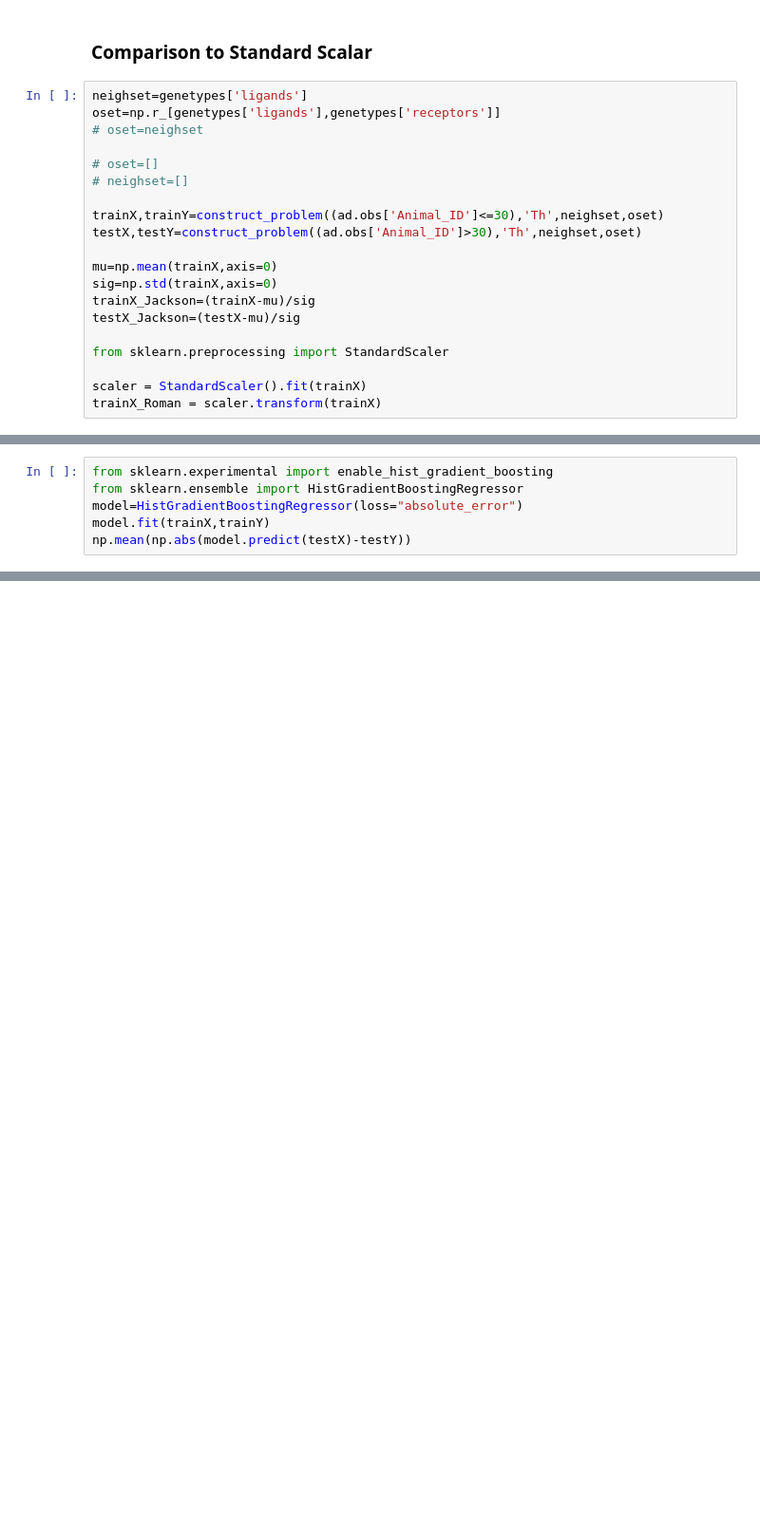
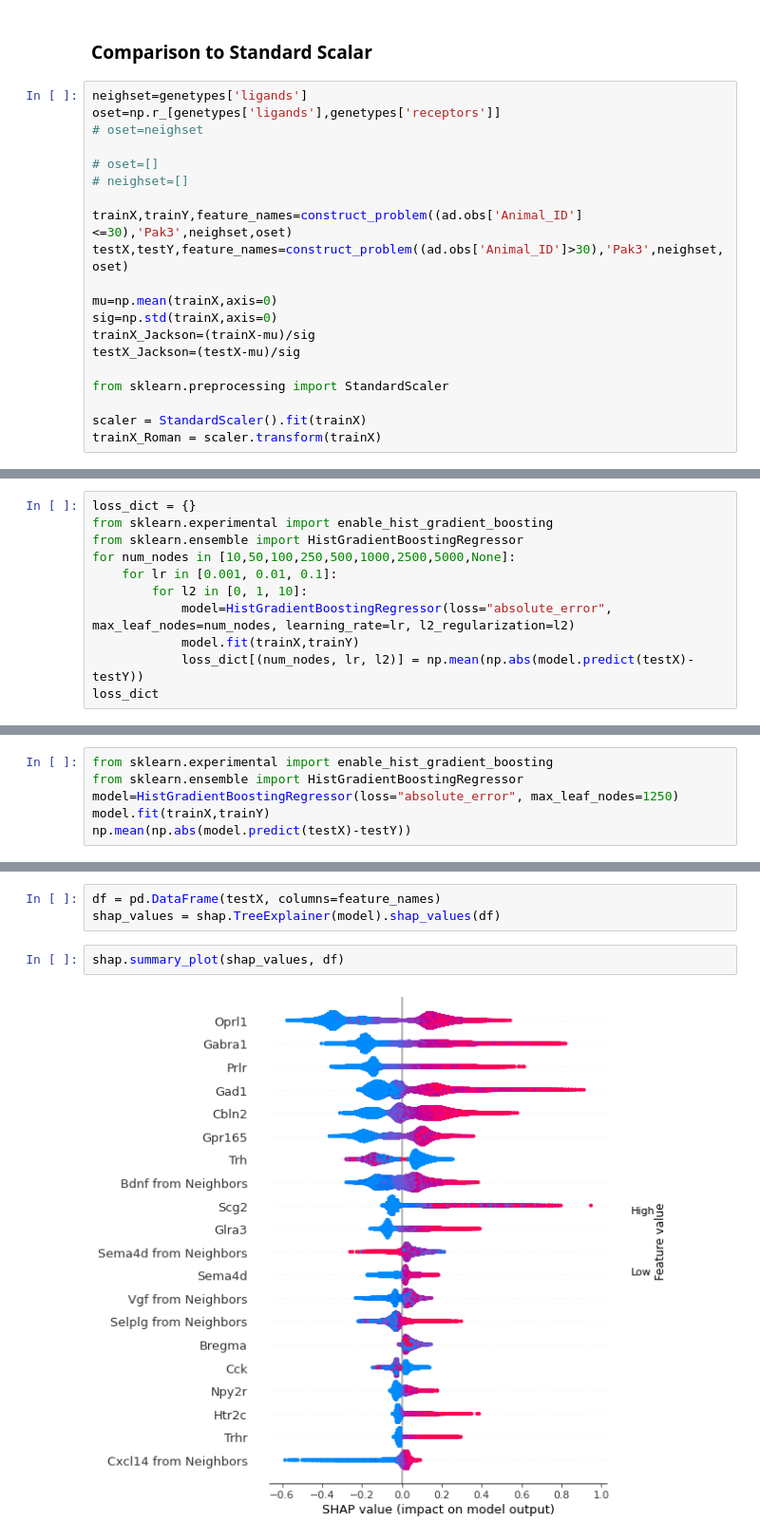
Before and after one commit to prob-ml/spice, a Jupyter notebook: examples/2022_01_merfish_dataset_creation.ipynb, the cells around one changed output, grey strips where cells are left out. Shown at 95% size. Saved outputs shown, nothing was run; the diff lists cells and outputs as text; blank space fills up the shorter version.

```diff
--- a/examples/2022_01_merfish_dataset_creation.ipynb
+++ b/examples/2022_01_merfish_dataset_creation.ipynb
@@ -458,8 +533,8 @@ oset=np.r_[genetypes['ligands'],genetypes['receptors']]
 # oset=[]
 # neighset=[]
 
-trainX,trainY=construct_problem((ad.obs['Animal_ID']<=30),'Th',neighset,oset)
-testX,testY=construct_problem((ad.obs['Animal_ID']>30),'Th',neighset,oset)
+trainX,trainY,feature_names=construct_problem((ad.obs['Animal_ID']<=30),'Pak3',neighset,oset)
+testX,testY,feature_names=construct_problem((ad.obs['Animal_ID']>30),'Pak3',neighset,oset)
 
 mu=np.mean(trainX,axis=0)
 sig=np.std(trainX,axis=0)
@@ -478,0 +559,11 @@ np.mean(np.abs(model.predict(testX)-testY))
+# %%
+loss_dict = {}
+from sklearn.experimental import enable_hist_gradient_boosting
+from sklearn.ensemble import HistGradientBoostingRegressor
+for num_nodes in [10,50,100,250,500,1000,2500,5000,None]:
+    for lr in [0.001, 0.01, 0.1]:
+        for l2 in [0, 1, 10]:
+            model=HistGradientBoostingRegressor(loss="absolute_error", max_leaf_nodes=num_nodes, learning_rate=lr, l2_regularization=l2)
+            model.fit(trainX,trainY)
+            loss_dict[(num_nodes, lr, l2)] = np.mean(np.abs(model.predict(testX)-testY))
+loss_dict
@@ -479,7 +588,7 @@ np.mean(np.abs(model.predict(testX)-testY))
 # %%
 from sklearn.experimental import enable_hist_gradient_boosting
 from sklearn.ensemble import HistGradientBoostingRegressor
-model=HistGradientBoostingRegressor(loss="absolute_error")
+model=HistGradientBoostingRegressor(loss="absolute_error", max_leaf_nodes=1250)
 model.fit(trainX,trainY)
 np.mean(np.abs(model.predict(testX)-testY))
 # %% [output]
@@ -490,0 +602,7 @@ sum(model.predict(testX))
+# %%
+df = pd.DataFrame(testX, columns=feature_names)
+shap_values = shap.TreeExplainer(model).shap_values(df)
+# %%
+shap.summary_plot(shap_values, df)
+# %% [output]
+[figure, added]
```
Also changed, not shown: parts of 31 cells of this notebook, 12 other files.
